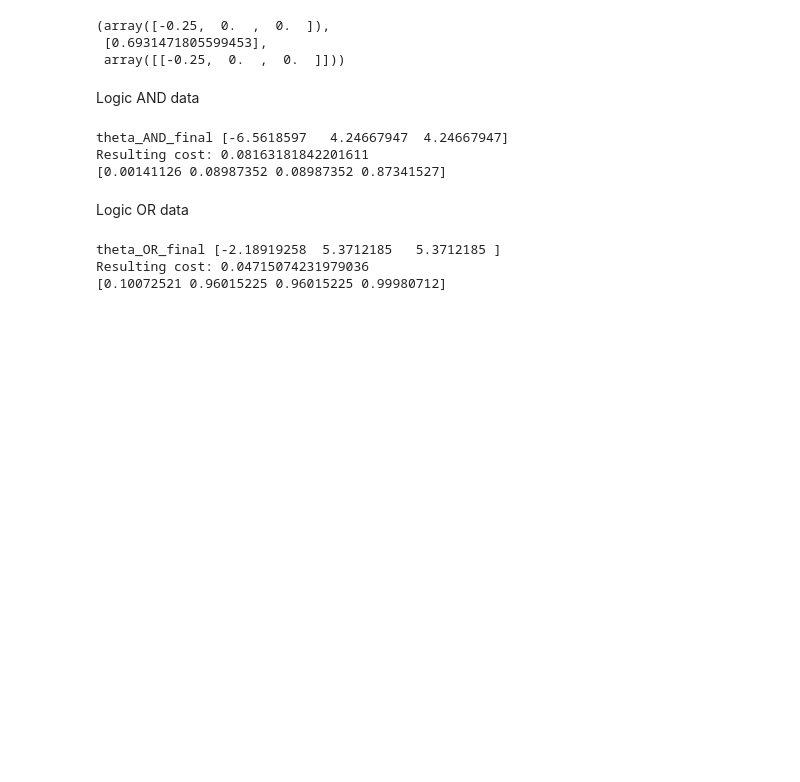
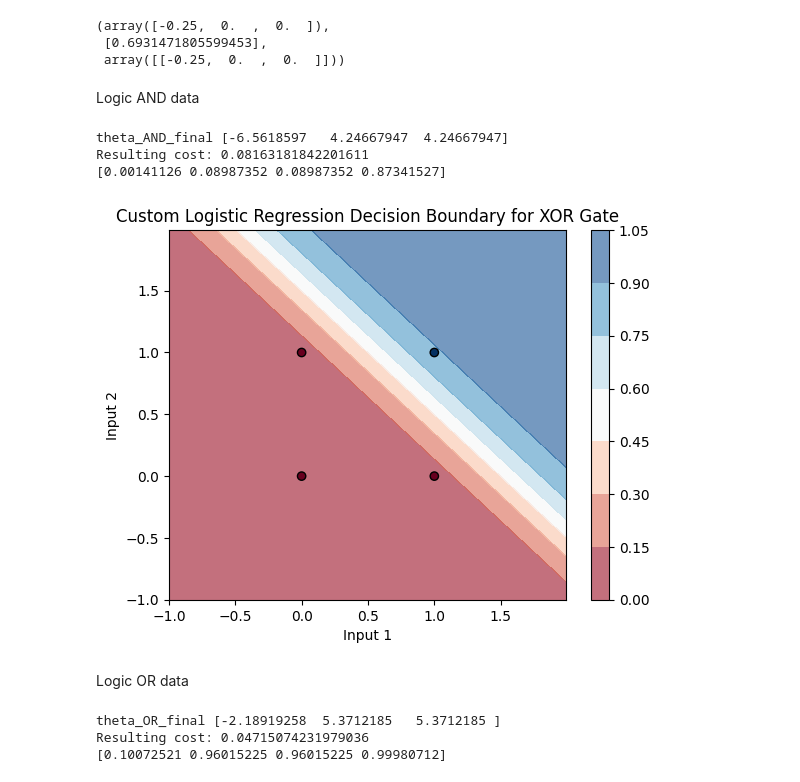
Before and after one commit to PongthepNuchwet/logistic-regression-np, a Jupyter notebook: 1.ipynb, the cells around one changed output. Drawn from its saved outputs; the diff is of its cells as text; code cells hidden in the pictures; blank space fills up the shorter version.

Commit message:
Edite plot

```diff
--- a/1.ipynb
+++ b/1.ipynb
@@ -96,6 +96,28 @@ print(H)
 theta_AND_final [-6.5618597   4.24667947  4.24667947]
 Resulting cost: 0.08163181842201611
 [0.00141126 0.08987352 0.08987352 0.87341527]
+# %%
+# Plot the decision boundary
+x_min, x_max = X_AND[:, 1].min() - 1, X_AND[:, 1].max() + 1
+y_min, y_max = X_AND[:, 2].min() - 1, X_AND[:, 2].max() + 1
+xx, yy = np.meshgrid(np.arange(x_min, x_max, 0.01),
+                     np.arange(y_min, y_max, 0.01))
+grid_data = np.c_[xx.ravel(), yy.ravel()]
+Z = sigmoid(np.dot(grid_data, theta_AND_final[1:]) + theta_AND_final[:1])
+Z = Z.reshape(xx.shape)
+
+# Plot the decision boundary and data points
+plt.contourf(xx, yy, Z, cmap=plt.cm.RdBu, alpha=0.6)
+plt.colorbar()
+
+plt.scatter(X_AND[:, 1], X_AND[:, 2], c=Y_AND,
+            cmap=plt.cm.RdBu, edgecolors='k')
+plt.xlabel("Input 1")
+plt.ylabel("Input 2")
+plt.title("Custom Logistic Regression Decision Boundary for XOR Gate")
+plt.show()
+# %% [output]
+[figure, added]
 # %% [markdown]
 Logic OR data
 # %%
```
Also changed, not shown: parts of 5 cells of this notebook, 1 other file.
